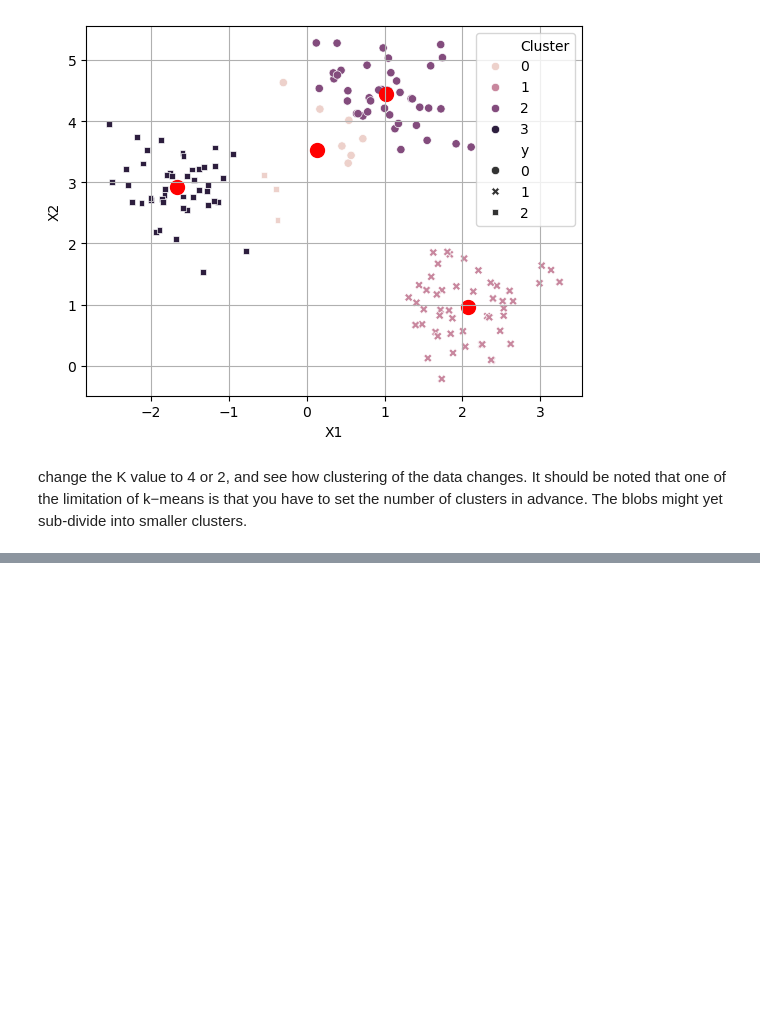
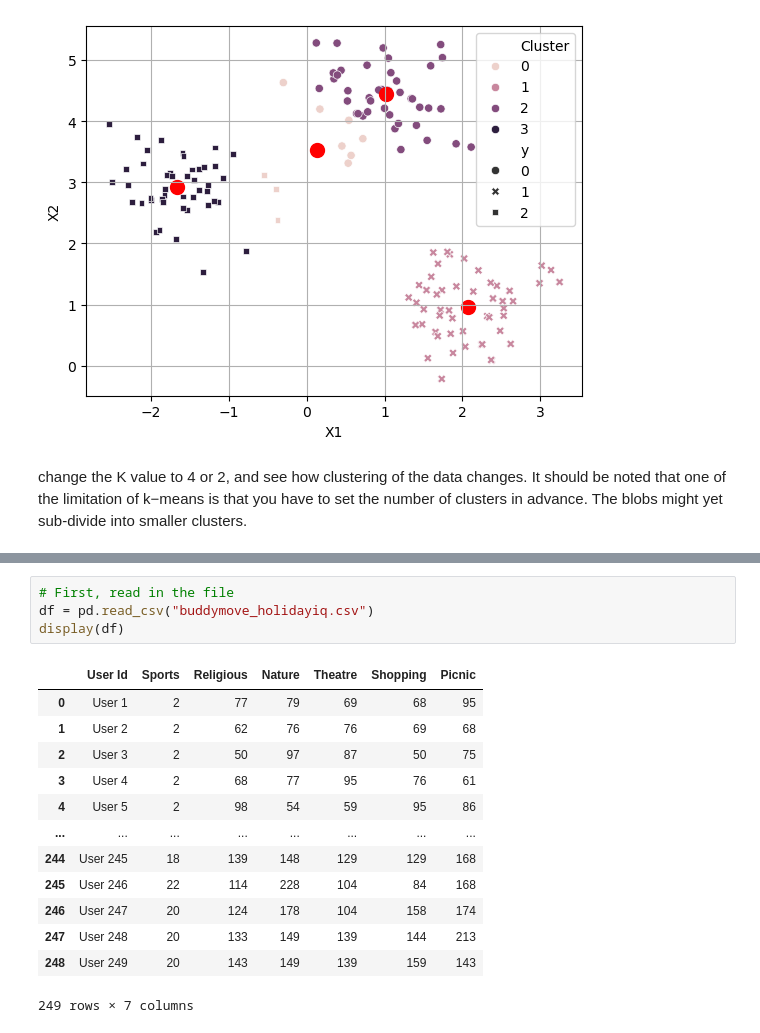
Before and after one commit to lloydm93/machine_learning, a Jupyter notebook: labs/lab_8.ipynb, the cells around one changed output, grey strips where cells are left out. Cells and saved outputs as stored; diff of their text form; blank space fills up the shorter version.

```diff
--- a/labs/lab_8.ipynb
+++ b/labs/lab_8.ipynb
@@ -160,0 +200,18 @@ change the K value to 4 or 2, and see how clustering of the data changes. It sho
+# %%
+# First, read in the file
+df = pd.read_csv("buddymove_holidayiq.csv")
+display(df)
+# %% [output]
+|  | User Id | Sports | Religious | Nature | Theatre | Shopping | Picnic |
+| 0 | User 1 | 2 | 77 | 79 | 69 | 68 | 95 |
+| 1 | User 2 | 2 | 62 | 76 | 76 | 69 | 68 |
+| 2 | User 3 | 2 | 50 | 97 | 87 | 50 | 75 |
+| 3 | User 4 | 2 | 68 | 77 | 95 | 76 | 61 |
+| 4 | User 5 | 2 | 98 | 54 | 59 | 95 | 86 |
+| ... | ... | ... | ... | ... | ... | ... | ... |
+| 244 | User 245 | 18 | 139 | 148 | 129 | 129 | 168 |
+| 245 | User 246 | 22 | 114 | 228 | 104 | 84 | 168 |
+| 246 | User 247 | 20 | 124 | 178 | 104 | 158 | 174 |
+| 247 | User 248 | 20 | 133 | 149 | 139 | 144 | 213 |
+| 248 | User 249 | 20 | 143 | 149 | 139 | 159 | 143 |
+249 rows × 7 columns
```
Also changed, not shown: parts of 7 cells of this notebook, 1 other file.
